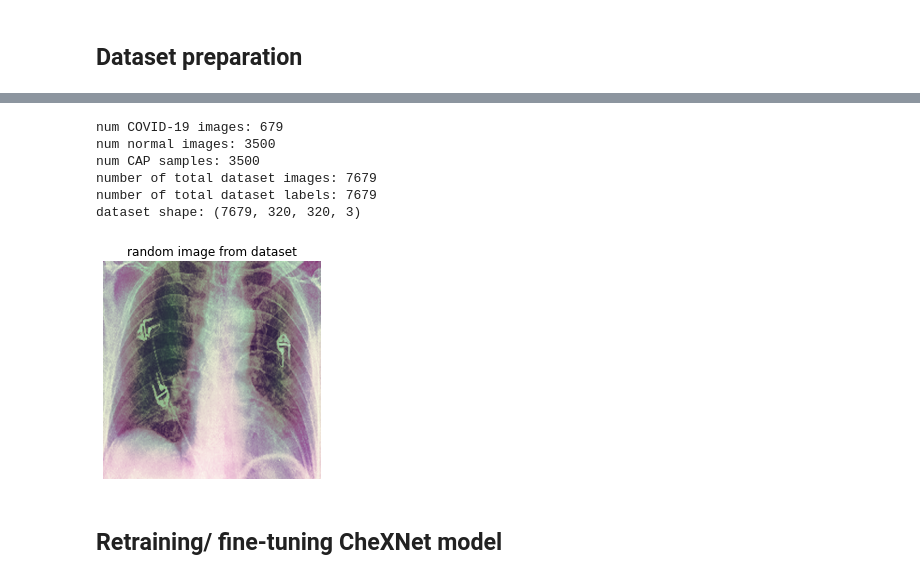
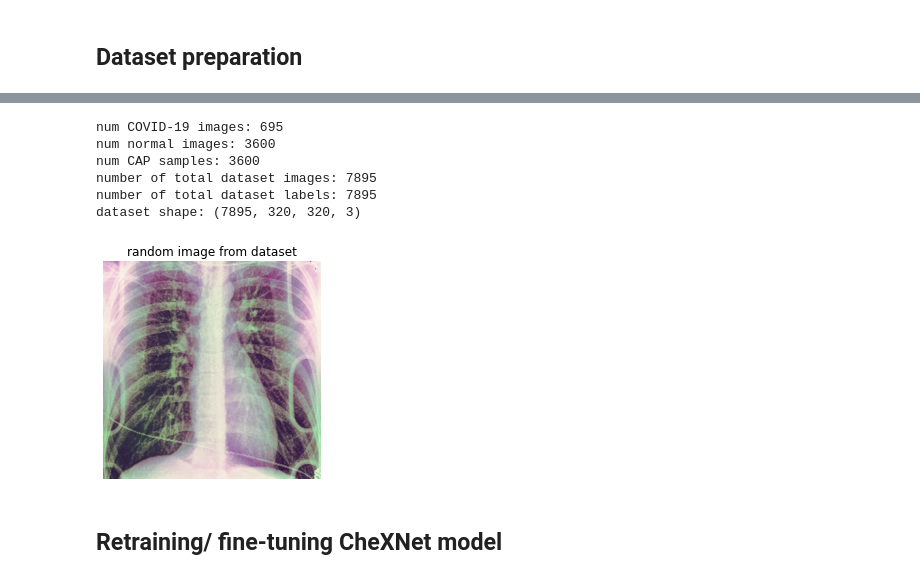
Before and after one commit to armiro/COVID-CXNet, a Jupyter notebook: multiclass_covid_cxnet.ipynb, the cells around one changed output, grey strips where cells are left out. Drawn from its saved outputs; the diff is of its cells as text; code cells hidden in the pictures.

```diff
--- a/multiclass_covid_cxnet.ipynb
+++ b/multiclass_covid_cxnet.ipynb
@@ -252,8 +257,10 @@ np.save(file='/content/drive/My Drive/Datasets/covid_cxr_dataset/cxr_samples_seg
 # run with previously segmented images (ignore 5 last code blocks above)
 X = np.load('/content/drive/My Drive/Datasets/covid_cxr_dataset/cxr_samples_segmented.npy')
 y = np.load('/content/drive/My Drive/Datasets/covid_cxr_dataset/cxr_labels_multiclass.npy')
-X = np.concatenate((X[:4179], X[5500: 9000]), axis=0)
-y = np.concatenate((y[:4179], y[5500: 9000]))
+X = np.concatenate((X[:695], X[695:4295], X[6000:9600]), axis=0)
+y = np.concatenate((y[:695], y[695:4295], y[6000:9600]))
+# X = np.concatenate((X[:500], X[1000:1500], X[5500:6000]), axis=0)
+# y = np.concatenate((y[:500], y[1000:1500], y[5500:6000]))
 
 # one-hot encoding of labels
 transformer = ColumnTransformer(transformers=[('encoder', OneHotEncoder(), [0])])
@@ -282,40 +289,40 @@ print('num CAP samples:', num_cap_samples)
 # perform histogram matching since majority of the images are from NIH-14 dataset
 base_image = X[0]
 X = np.array([match_histogram(source=image, template=base_image) for image in X])
 
 # apply image enhancements and concat with the original image
 X_beasf = np.array([BEASF(image=image, gamma=1.5) for image in X])
 X_clahe = np.array([cv2.createCLAHE(clipLimit=2.0, tileGridSize=(8, 8)).apply(image) for image in X])
 X_clahe = np.array([np.expand_dims(a=image, axis=-1) for image in X_clahe])
 X = np.concatenate((X_beasf, X_clahe, X), axis=-1)
 
 # rescale images from [0, 255] to [0, 1]
 # X = np.array([X[idx] / 255. for idx in range(len(X))])
 
 print('number of total dataset images:', len(X))
 print('number of total dataset labels:', len(y))
 print('dataset shape:', X.shape)
 
 rnd_idx = np.random.choice(a=len(X), size=None)
 plt.imshow(X=X[rnd_idx].squeeze(), cmap='gray')
 plt.axis('off')
 plt.title(label='random image from dataset')
 plt.show()
 
 X_train, X_test, y_train, y_test = train_test_split(X, y_column_encoded, test_size=0.2,
                                                     random_state=18)
 
 # NOTE: sklearn train_test_split function copies the dataset, hence deleting initial data
 # variables will increase RAM space drastically (~ x2)
 del X, X_beasf, X_clahe
 # %% [output]
-num COVID-19 images: 679
-num normal images: 3500
-num CAP samples: 3500
-number of total dataset images: 7679
-number of total dataset labels: 7679
-dataset shape: (7679, 320, 320, 3)
+num COVID-19 images: 695
+num normal images: 3600
+num CAP samples: 3600
+number of total dataset images: 7895
+number of total dataset labels: 7895
+dataset shape: (7895, 320, 320, 3)
-[figure, old version]
+[figure, new version]
 # %%
 del base_image, y_reshaped, transformer, rnd_idx, y_column_encoded
 del num_cap_samples, num_covid_samples, num_normal_samples
```
Also changed, not shown: parts of 12 cells of this notebook.
